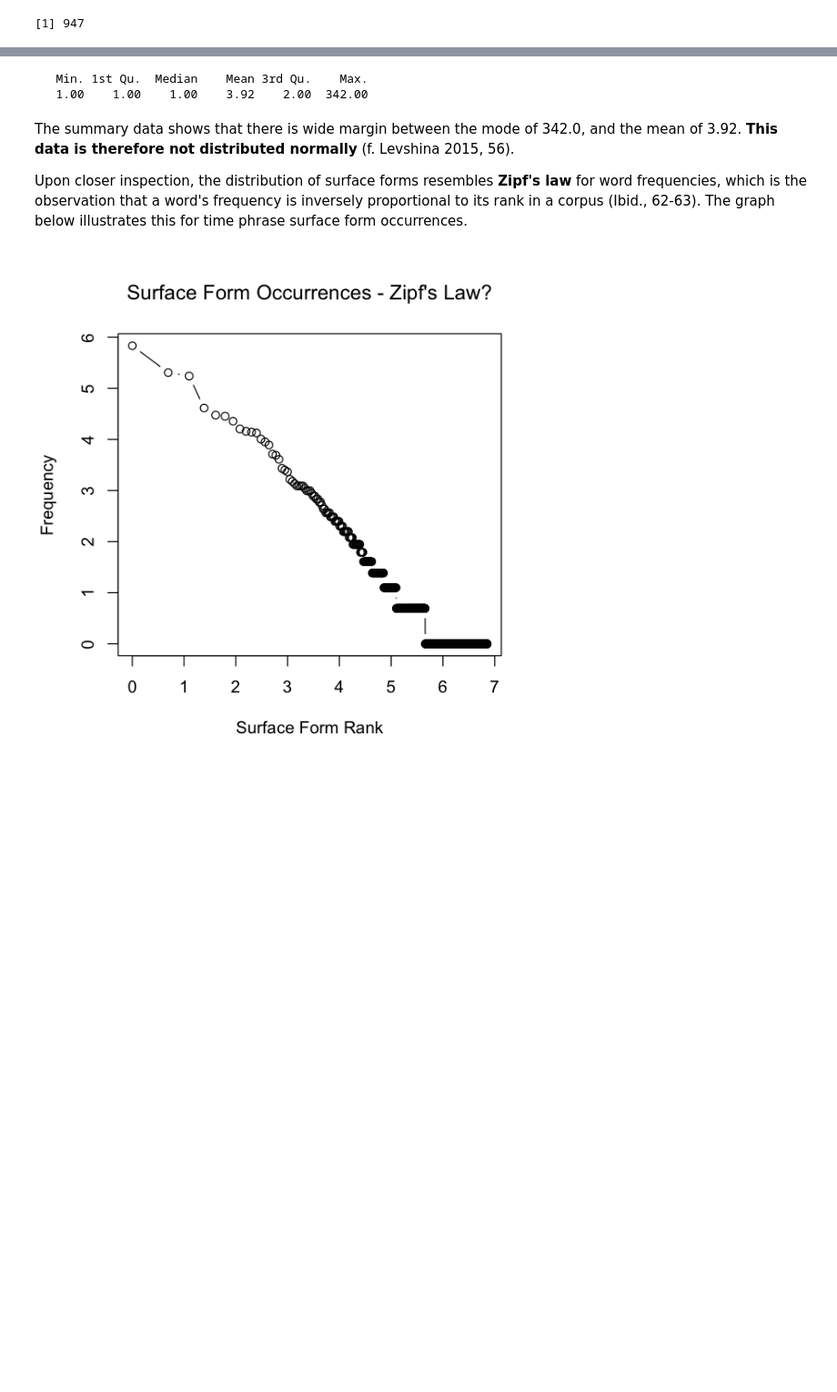
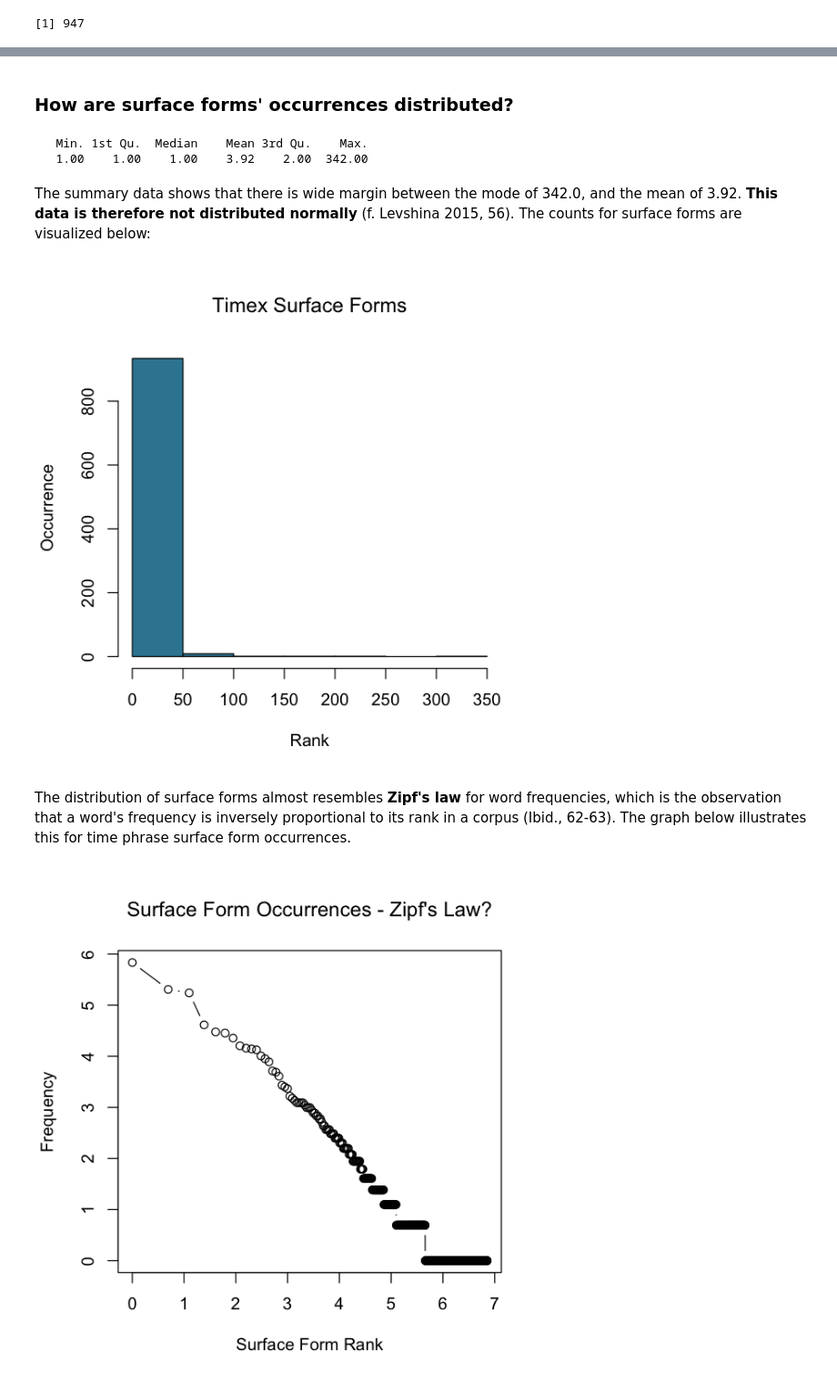
Before and after one commit to codykingham/Verb_in_Biblical_Hebrew, a Jupyter notebook: data_analysis/time_phrase_analysis.ipynb, the cells around one changed output, grey strips where cells are left out. Shown: that part at 91% size. Drawn from its saved outputs; the diff is of its cells as text; code cells hidden in the pictures; blank space fills up the shorter version.

```diff
--- a/data_analysis/time_phrase_analysis.ipynb
+++ b/data_analysis/time_phrase_analysis.ipynb
@@ -81,12 +99,25 @@ There are `947` surface forms represented in the sample.
+# %% [markdown]
+### How are surface forms' occurrences distributed?
 # %%
 summary(tp.surfaces$occurrence) # summary of occurrence counts
 # %% [output]
    Min. 1st Qu.  Median    Mean 3rd Qu.    Max.
    1.00    1.00    1.00    3.92    2.00  342.00
+# %% [markdown]
+The summary data shows that there is wide margin between the mode of 342.0, and the mean of 3.92. **This data is therefore not distributed normally** (f. Levshina 2015, 56). The counts for surface forms are visualized below:
+# %%
+pretty_blue <- '#3686A1' # color is used throughout this nb
+
+hist(tp.surfaces$occurrence,
+     main='Timex Surface Forms',
+     ylab='Occurrence',
+     xlab='Rank',
+     col=pretty_blue
+    )
+# %% [output]
+[figure, added]
 # %% [markdown]
-The summary data shows that there is wide margin between the mode of 342.0, and the mean of 3.92. **This data is therefore not distributed normally** (f. Levshina 2015, 56).
-
-Upon closer inspection, the distribution of surface forms resembles **Zipf's law** for word frequencies, which is the observation that a word's frequency is inversely proportional to its rank in a corpus (Ibid., 62-63). The graph below illustrates this for time phrase surface form occurrences.
+The distribution of surface forms almost resembles **Zipf's law** for word frequencies, which is the observation that a word's frequency is inversely proportional to its rank in a corpus (Ibid., 62-63). The graph below illustrates this for time phrase surface form occurrences.
 # %%
 options(repr.plot.width=5, repr.plot.height=5) # adjust plot size
 
```
Also changed, not shown: parts of 14 cells of this notebook, 7 other files.
